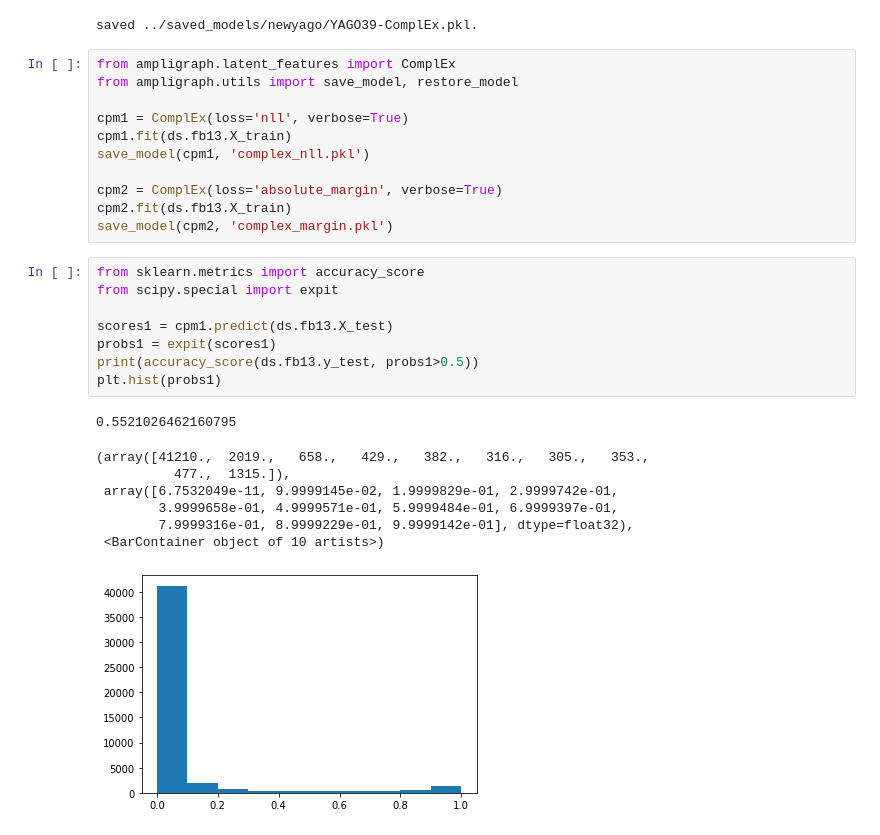
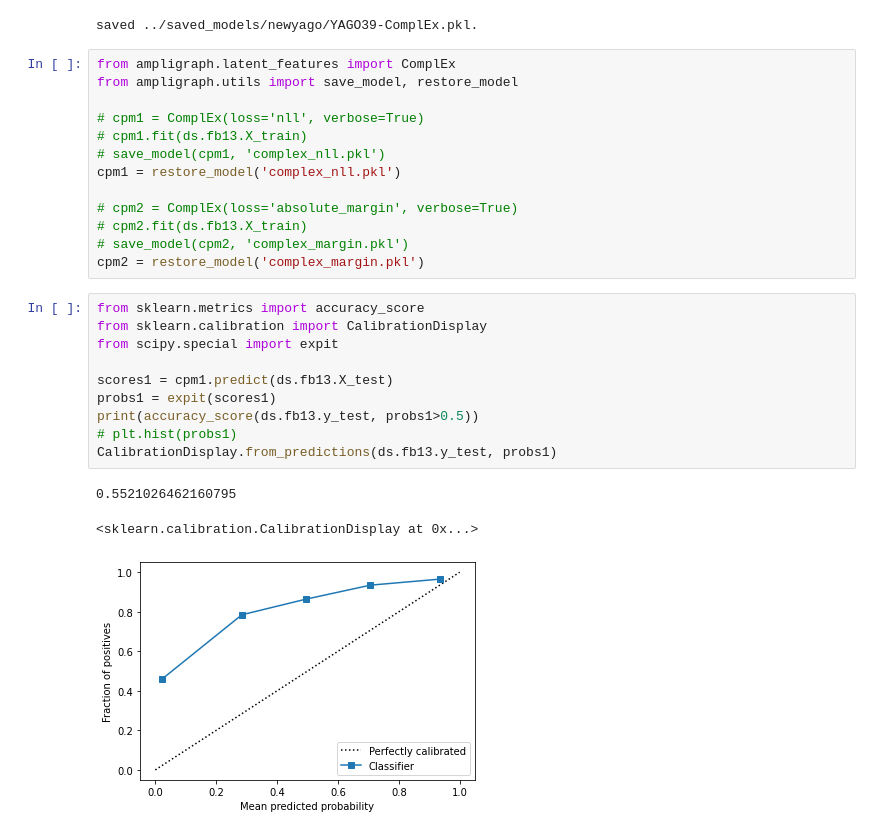
Before and after one commit to TREAT-UOE/kgcal, a Jupyter notebook: notebooks/exp6.ipynb, the cells around one changed output. Drawn from its saved outputs; the diff is of its cells as text.

```diff
--- a/notebooks/exp6.ipynb
+++ b/notebooks/exp6.ipynb
@@ -52,30 +52,29 @@ saved ../saved_models/newyago/YAGO39-ComplEx.pkl.
 from ampligraph.latent_features import ComplEx
 from ampligraph.utils import save_model, restore_model
 
-cpm1 = ComplEx(loss='nll', verbose=True)
-cpm1.fit(ds.fb13.X_train)
-save_model(cpm1, 'complex_nll.pkl')
+# cpm1 = ComplEx(loss='nll', verbose=True)
+# cpm1.fit(ds.fb13.X_train)
+# save_model(cpm1, 'complex_nll.pkl')
+cpm1 = restore_model('complex_nll.pkl')
 
-cpm2 = ComplEx(loss='absolute_margin', verbose=True)
-cpm2.fit(ds.fb13.X_train)
-save_model(cpm2, 'complex_margin.pkl')
+# cpm2 = ComplEx(loss='absolute_margin', verbose=True)
+# cpm2.fit(ds.fb13.X_train)
+# save_model(cpm2, 'complex_margin.pkl')
+cpm2 = restore_model('complex_margin.pkl')
 # %%
 from sklearn.metrics import accuracy_score
+from sklearn.calibration import CalibrationDisplay
 from scipy.special import expit
 
 scores1 = cpm1.predict(ds.fb13.X_test)
 probs1 = expit(scores1)
 print(accuracy_score(ds.fb13.y_test, probs1>0.5))
-plt.hist(probs1)
+# plt.hist(probs1)
+CalibrationDisplay.from_predictions(ds.fb13.y_test, probs1)
 # %% [output]
 0.5521026462160795
-(array([41210.,  2019.,   658.,   429.,   382.,   316.,   305.,   353.,
-          477.,  1315.]),
- array([6.7532049e-11, 9.9999145e-02, 1.9999829e-01, 2.9999742e-01,
-        3.9999658e-01, 4.9999571e-01, 5.9999484e-01, 6.9999397e-01,
-        7.9999316e-01, 8.9999229e-01, 9.9999142e-01], dtype=float32),
- <BarContainer object of 10 artists>)
+<sklearn.calibration.CalibrationDisplay at 0x...>
-[figure, old version]
+[figure, new version]
 # %%
 scores2 = cpm2.predict(ds.fb13.X_test)
 probs2 = expit(scores2)
```
Also changed, not shown: parts of 4 cells of this notebook, 3 other files.
